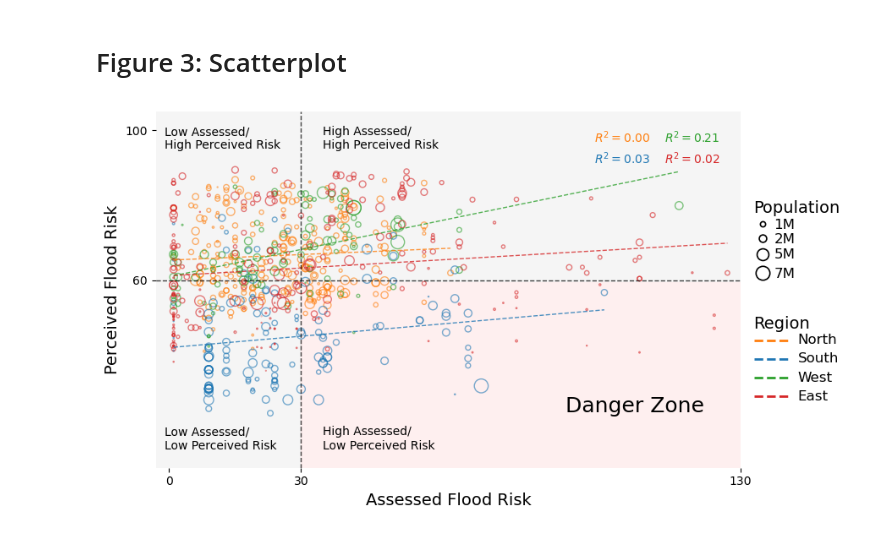
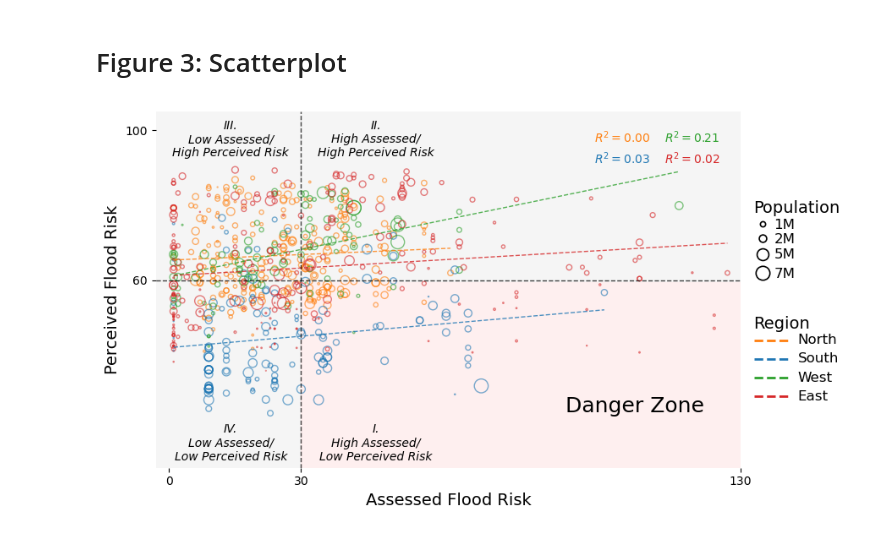
Before and after one commit to YCGS-lab/India-IGUIDE, a Jupyter notebook: scripts/03_Figures/01_FloodRisk_2by3Panel_v2.ipynb, the cells around one changed output. Cells and saved outputs as stored; diff of their text form; code cells hidden in the pictures.

Commit message:
updated quadrant plot

```diff
--- a/scripts/03_Figures/01_FloodRisk_2by3Panel_v2.ipynb
+++ b/scripts/03_Figures/01_FloodRisk_2by3Panel_v2.ipynb
@@ -413,6 +413,8 @@ Wall time: 56.5 s
 # %% [markdown]
 # Figure 3: Scatterplot
 # %%
+%%time
+
 import numpy as np
 import matplotlib.pyplot as plt
 from scipy import stats
@@ -537,35 +539,35 @@ for zone, color in colors.items():
 ax.axvline(x=30, color='black', linestyle='--', linewidth=1, alpha=0.75)
 ax.axhline(y=60, color='black', linestyle='--', linewidth=1, alpha=0.75)
 
-ax.text(35, 95, 'High Assessed/\nHigh Perceived Risk', color='black', fontsize=10)
-ax.text(35, 15, 'High Assessed/\nLow Perceived Risk', color='black', fontsize=10)
-ax.text(-1, 95, 'Low Assessed/\nHigh Perceived Risk', color='black', fontsize=10)
-ax.text(-1, 15, 'Low Assessed/\nLow Perceived Risk', color='black', fontsize=10)
+ax.text(47, 12, 'I.\nHigh Assessed/\nLow Perceived Risk', color='black', fontsize=10, ha='center', style='italic')
+ax.text(47, 93, 'II.\nHigh Assessed/\nHigh Perceived Risk', color='black', fontsize=10, ha='center', style='italic')
+ax.text(14, 93, 'III.\nLow Assessed/\nHigh Perceived Risk', color='black', fontsize=10, ha='center', style='italic')
+ax.text(14, 12, 'IV.\nLow Assessed/\nLow Perceived Risk', color='black', fontsize=10, ha='center', style='italic')
 
 # Clean up spines and ticks
 for spine in ax.spines.values():
     spine.set_visible(False)
 
 ax.set_xticks([0, 30, 130])
 ax.set_yticks([0, 60, 100])
 ax.set_ylim(10, 105)
 ax.set_xlim(-3, 130)
 
 ax.set_xlabel('Assessed Flood Risk', fontsize=14)
 ax.set_ylabel('Perceived Flood Risk', fontsize=14)
 
 # Danger Zone Label
 ax.text(0.7, 0.2, f'Danger Zone', transform=ax.transAxes,
         fontsize=18, verticalalignment='top')
 
 # Set the background of the plot area to a light gray
 ax.set_facecolor('#f5f5f5')
 
 # rect=[left, bottom, right, top] -> 0.85 means the plot stops at 85% of the width
 plt.tight_layout()
 
 # 4. Save with tight bounding box
 plt.savefig('../../output/danger_quadrants.png', dpi=300, bbox_inches='tight')
 plt.show()
 # %% [output]
-[figure, old version]
+[figure, new version]
```
Also changed, not shown: parts of 2 cells of this notebook, 4 other files.
